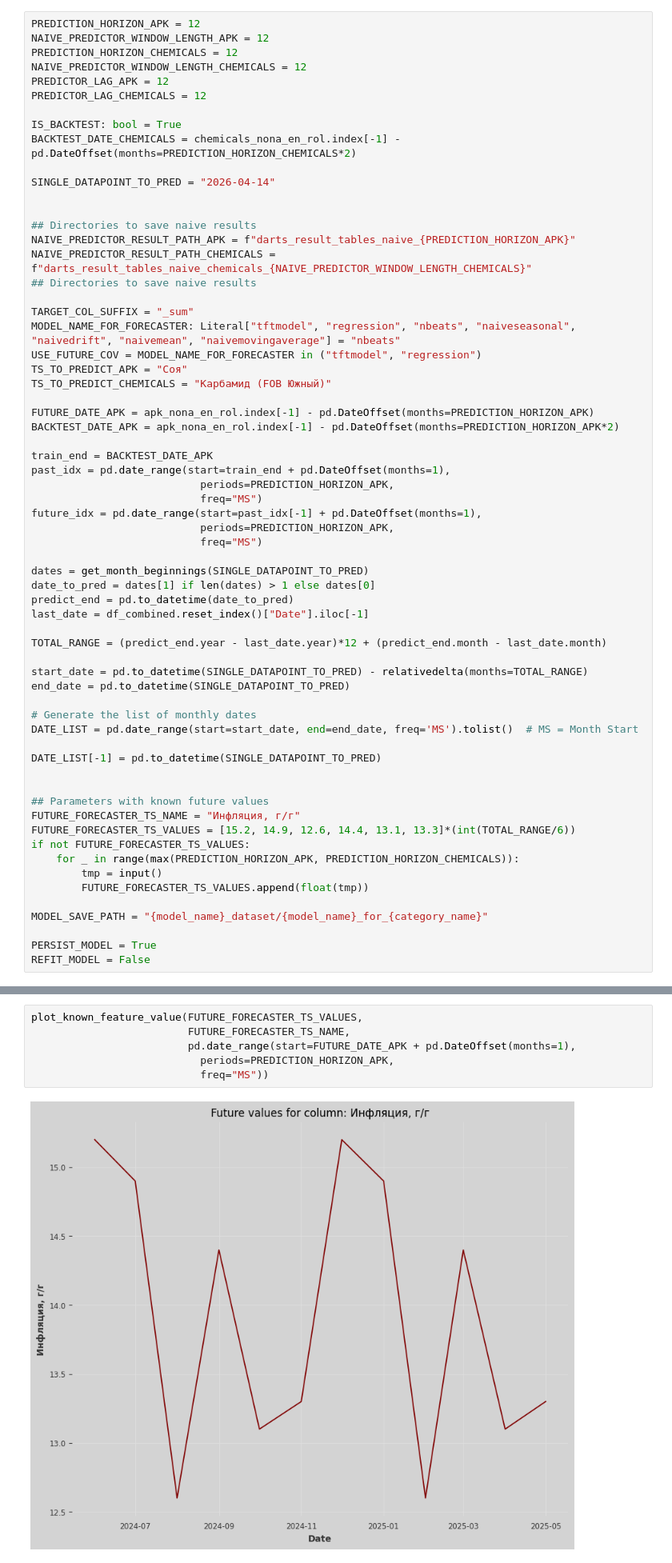
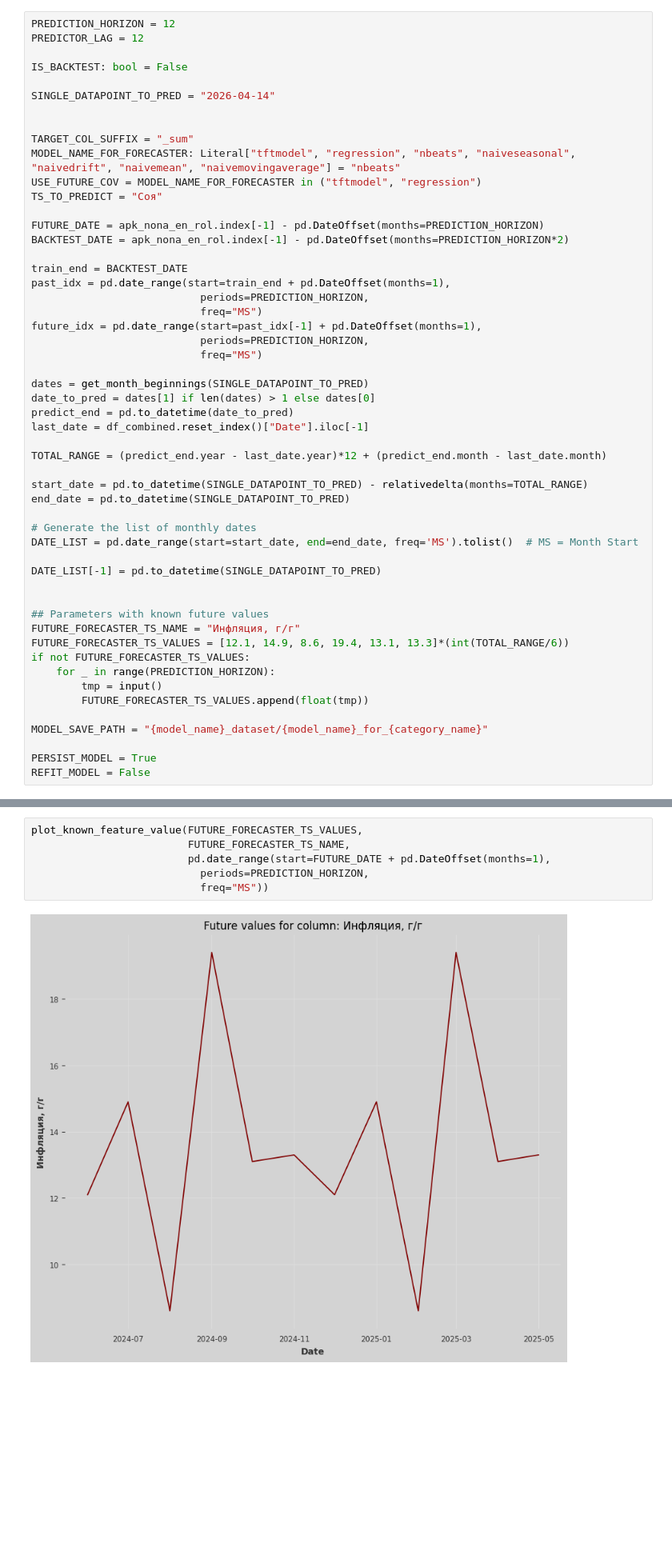
Before and after one commit to Chernousovdv/Sber-Conditional, a Jupyter notebook: Forecasting_with_future_knowledge.ipynb, the cells around one changed output, grey strips where cells are left out. Shown at 80% size. Drawn from its saved outputs; the diff is of its cells as text; blank space fills up the shorter version.

```diff
--- a/Forecasting_with_future_knowledge.ipynb
+++ b/Forecasting_with_future_knowledge.ipynb
@@ -143,39 +137,28 @@ Available columns to predict: Index(['Unnamed: 0', 'USDRUB', 'Кукуруза',
 - `PERSIST_MODEL = True` - флаг сохранения моделей на диск
 - `REFIT_MODEL = True` - флаг переобучения моделей
 # %%
-PREDICTION_HORIZON_APK = 12
-NAIVE_PREDICTOR_WINDOW_LENGTH_APK = 12
-PREDICTION_HORIZON_CHEMICALS = 12
-NAIVE_PREDICTOR_WINDOW_LENGTH_CHEMICALS = 12
-PREDICTOR_LAG_APK = 12
-PREDICTOR_LAG_CHEMICALS = 12
+PREDICTION_HORIZON = 12
+PREDICTOR_LAG = 12
 
-IS_BACKTEST: bool = True
-BACKTEST_DATE_CHEMICALS = chemicals_nona_en_rol.index[-1] - pd.DateOffset(months=PREDICTION_HORIZON_CHEMICALS*2)
+IS_BACKTEST: bool = False
 
 SINGLE_DATAPOINT_TO_PRED = "2026-04-14"
 
 
-## Directories to save naive results
-NAIVE_PREDICTOR_RESULT_PATH_APK = f"darts_result_tables_naive_{PREDICTION_HORIZON_APK}"
-NAIVE_PREDICTOR_RESULT_PATH_CHEMICALS = f"darts_result_tables_naive_chemicals_{NAIVE_PREDICTOR_WINDOW_LENGTH_CHEMICALS}"
-## Directories to save naive results
-
 TARGET_COL_SUFFIX = "_sum"
 MODEL_NAME_FOR_FORECASTER: Literal["tftmodel", "regression", "nbeats", "naiveseasonal", "naivedrift", "naivemean", "naivemovingaverage"] = "nbeats"
 USE_FUTURE_COV = MODEL_NAME_FOR_FORECASTER in ("tftmodel", "regression")
-TS_TO_PREDICT_APK = "Соя"
-TS_TO_PREDICT_CHEMICALS = "Карбамид (FOB Южный)"
+TS_TO_PREDICT = "Соя"
 
-FUTURE_DATE_APK = apk_nona_en_rol.index[-1] - pd.DateOffset(months=PREDICTION_HORIZON_APK)
-BACKTEST_DATE_APK = apk_nona_en_rol.index[-1] - pd.DateOffset(months=PREDICTION_HORIZON_APK*2)
+FUTURE_DATE = apk_nona_en_rol.index[-1] - pd.DateOffset(months=PREDICTION_HORIZON)
+BACKTEST_DATE = apk_nona_en_rol.index[-1] - pd.DateOffset(months=PREDICTION_HORIZON*2)
 
-train_end = BACKTEST_DATE_APK
+train_end = BACKTEST_DATE
 past_idx = pd.date_range(start=train_end + pd.DateOffset(months=1),
-                           periods=PREDICTION_HORIZON_APK,
+                           periods=PREDICTION_HORIZON,
                            freq="MS")
 future_idx = pd.date_range(start=past_idx[-1] + pd.DateOffset(months=1),
-                           periods=PREDICTION_HORIZON_APK,
+                           periods=PREDICTION_HORIZON,
                            freq="MS")
 
 dates = get_month_beginnings(SINGLE_DATAPOINT_TO_PRED)
@@ -196,9 +179,9 @@ DATE_LIST[-1] = pd.to_datetime(SINGLE_DATAPOINT_TO_PRED)
 
 ## Parameters with known future values
 FUTURE_FORECASTER_TS_NAME = "Инфляция, г/г"
-FUTURE_FORECASTER_TS_VALUES = [15.2, 14.9, 12.6, 14.4, 13.1, 13.3]*(int(TOTAL_RANGE/6))
+FUTURE_FORECASTER_TS_VALUES = [12.1, 14.9, 8.6, 19.4, 13.1, 13.3]*(int(TOTAL_RANGE/6))
 if not FUTURE_FORECASTER_TS_VALUES:
-    for _ in range(max(PREDICTION_HORIZON_APK, PREDICTION_HORIZON_CHEMICALS)):
+    for _ in range(PREDICTION_HORIZON):
         tmp = input()
         FUTURE_FORECASTER_TS_VALUES.append(float(tmp))
 
@@ -212,11 +195,11 @@ REFIT_MODEL = False
 # %%
 plot_known_feature_value(FUTURE_FORECASTER_TS_VALUES,
                          FUTURE_FORECASTER_TS_NAME,
-                         pd.date_range(start=FUTURE_DATE_APK + pd.DateOffset(months=1),
-                           periods=PREDICTION_HORIZON_APK,
+                         pd.date_range(start=FUTURE_DATE + pd.DateOffset(months=1),
+                           periods=PREDICTION_HORIZON,
                            freq="MS"))
 # %% [output]
-[figure, old version]
+[figure, new version]
 # %% [markdown]
 ---
 ## Forecasting clusers
```
Also changed, not shown: parts of 8 cells of this notebook.
